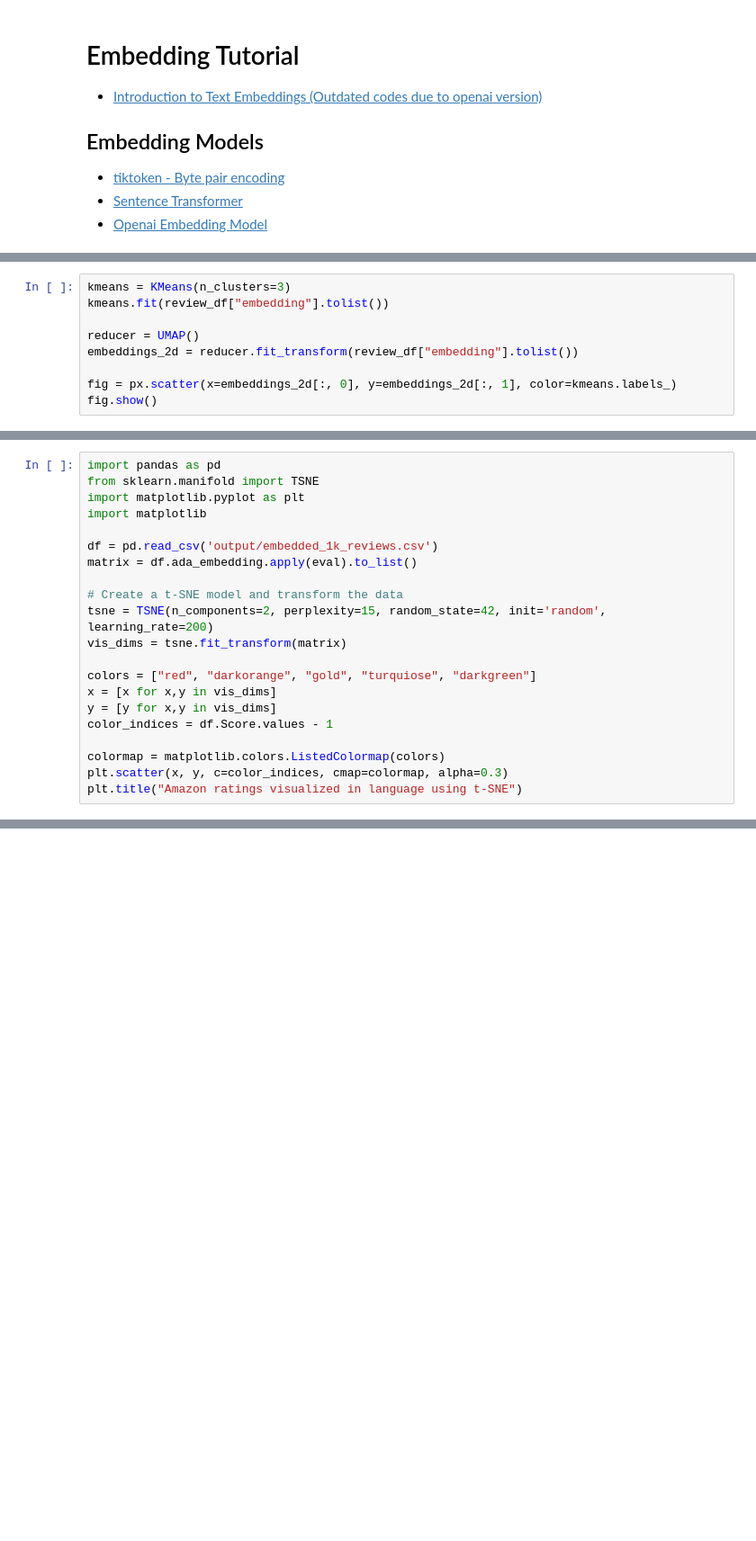
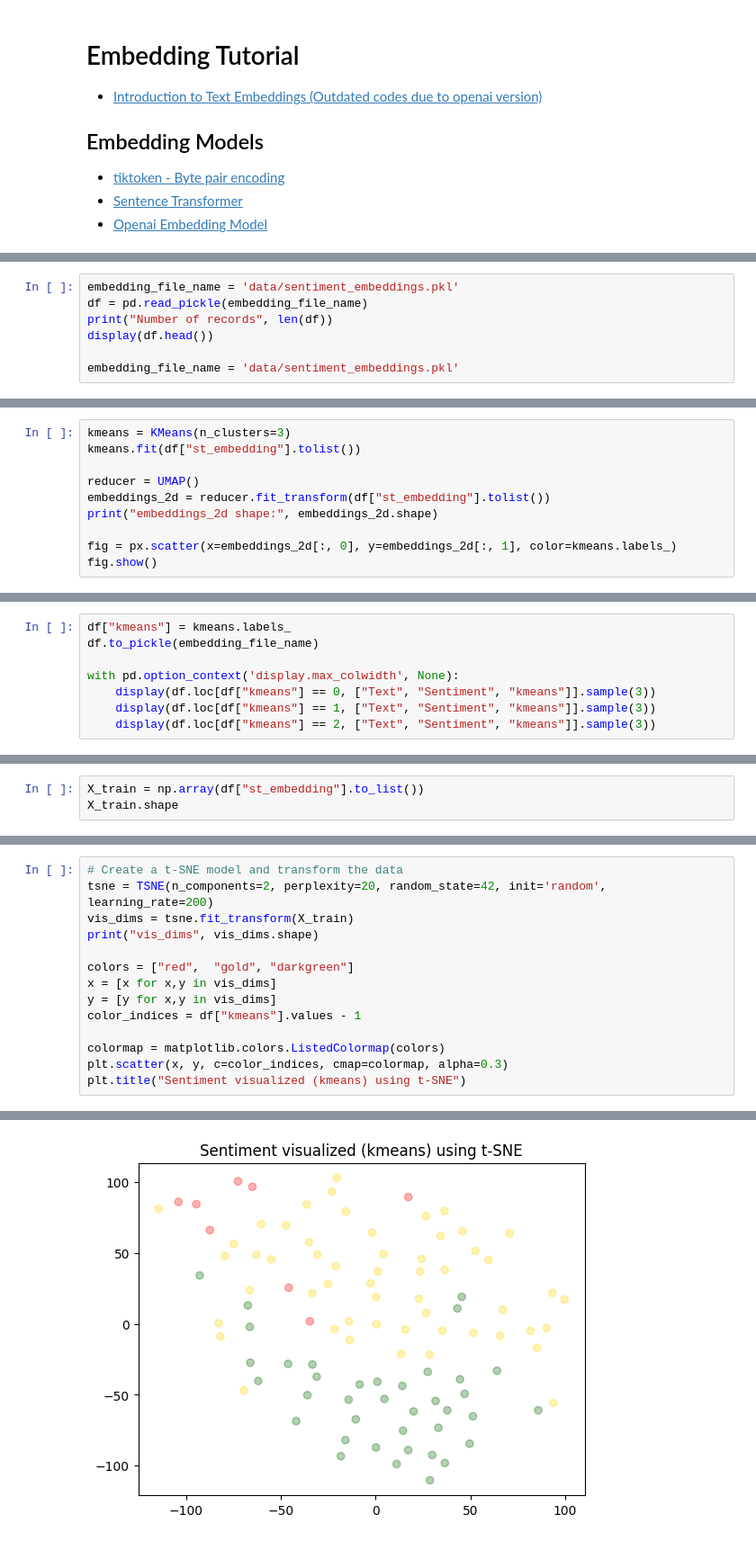
Before and after one commit to shaohong-g/All-About-LLM, a Jupyter notebook: embedding.ipynb, the cells around one changed output, grey strips where cells are left out. Shown at 90% size. Saved outputs shown, nothing was run; the diff lists cells and outputs as text; blank space fills up the shorter version.

Commit message:
complete embeddings ipynb

```diff
--- a/embedding.ipynb
+++ b/embedding.ipynb
@@ -79,0 +128,7 @@ RateLimitError: Error code: 429 - {'error': {'message': 'You exceeded your curre
+# %%
+embedding_file_name = 'data/sentiment_embeddings.pkl'
+df = pd.read_pickle(embedding_file_name)
+print("Number of records", len(df))
+display(df.head())
+
+embedding_file_name = 'data/sentiment_embeddings.pkl'
@@ -80,9 +145,10 @@ RateLimitError: Error code: 429 - {'error': {'message': 'You exceeded your curre
 # %%
 kmeans = KMeans(n_clusters=3)
-kmeans.fit(review_df["embedding"].tolist())
+kmeans.fit(df["st_embedding"].tolist())
 
 reducer = UMAP()
-embeddings_2d = reducer.fit_transform(review_df["embedding"].tolist())
+embeddings_2d = reducer.fit_transform(df["st_embedding"].tolist())
+print("embeddings_2d shape:", embeddings_2d.shape)
 
 fig = px.scatter(x=embeddings_2d[:, 0], y=embeddings_2d[:, 1], color=kmeans.labels_)
 fig.show()
@@ -88,0 +158,8 @@ fig.show()
+# %%
+df["kmeans"] = kmeans.labels_
+df.to_pickle(embedding_file_name)
+
+with pd.option_context('display.max_colwidth', None):
+    display(df.loc[df["kmeans"] == 0, ["Text", "Sentiment", "kmeans"]].sample(3))
+    display(df.loc[df["kmeans"] == 1, ["Text", "Sentiment", "kmeans"]].sample(3))
+    display(df.loc[df["kmeans"] == 2, ["Text", "Sentiment", "kmeans"]].sample(3))
@@ -88,0 +181,3 @@ fig.show()
+# %%
+X_train = np.array(df["st_embedding"].to_list())
+X_train.shape
@@ -89,21 +200,15 @@ fig.show()
 # %%
-import pandas as pd
-from sklearn.manifold import TSNE
-import matplotlib.pyplot as plt
-import matplotlib
+# Create a t-SNE model and transform the data
+tsne = TSNE(n_components=2, perplexity=20, random_state=42, init='random', learning_rate=200)
+vis_dims = tsne.fit_transform(X_train)
+print("vis_dims", vis_dims.shape)
 
-df = pd.read_csv('output/embedded_1k_reviews.csv')
-matrix = df.ada_embedding.apply(eval).to_list()
-
-# Create a t-SNE model and transform the data
-tsne = TSNE(n_components=2, perplexity=15, random_state=42, init='random', learning_rate=200)
-vis_dims = tsne.fit_transform(matrix)
-
-colors = ["red", "darkorange", "gold", "turquiose", "darkgreen"]
+colors = ["red",  "gold", "darkgreen"]
 x = [x for x,y in vis_dims]
 y = [y for x,y in vis_dims]
-color_indices = df.Score.values - 1
+color_indices = df["kmeans"].values - 1
 
 colormap = matplotlib.colors.ListedColormap(colors)
 plt.scatter(x, y, c=color_indices, cmap=colormap, alpha=0.3)
-plt.title("Amazon ratings visualized in language using t-SNE")
+plt.title("Sentiment visualized (kmeans) using t-SNE")
+# %% [output]
@@ -109,0 +217 @@ plt.title("Amazon ratings visualized in language using t-SNE")
+[figure, added]
```
Also changed, not shown: parts of 23 cells of this notebook, 4 other files.
